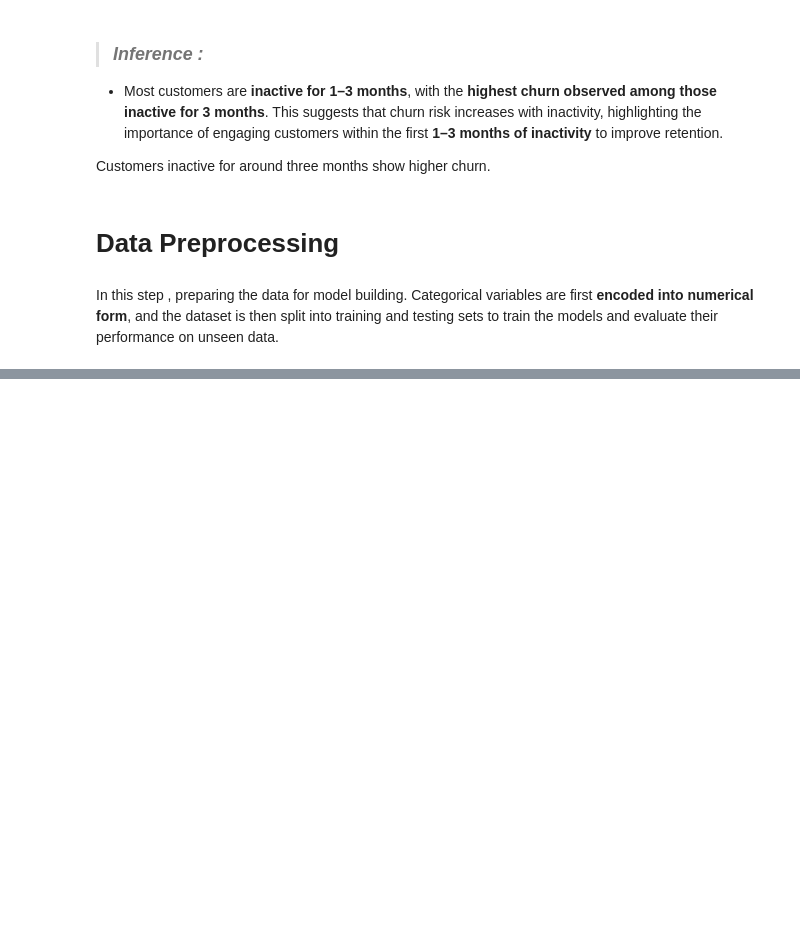
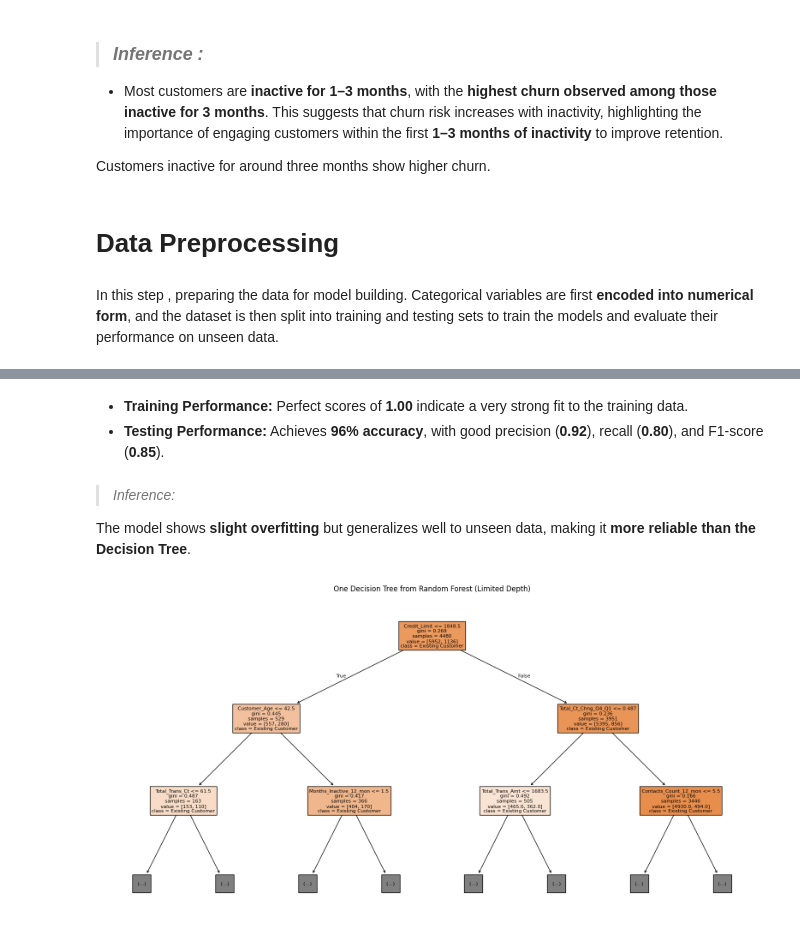
Before and after one commit to SRISWATHIKAS/Churn_Prediction_ML, a Jupyter notebook: ML_Churn_Prediction.ipynb, the cells around one changed output, grey strips where cells are left out. Drawn from its saved outputs; the diff is of its cells as text; code cells hidden in the pictures; blank space fills up the shorter version.

```diff
--- a/ML_Churn_Prediction.ipynb
+++ b/ML_Churn_Prediction.ipynb
@@ -448,0 +488,4 @@ In this step , preparing the data for model building. Categorical variables are
+# %%
+# Perform n-1 dummy encoding for 'Marital_Status' and 'Card_Category'
+data = pd.get_dummies(data, columns=['Marital_Status', 'Card_Category'],
+                            drop_first=True, dtype=int)
@@ -448,0 +618,32 @@ In this step , preparing the data for model building. Categorical variables are
+# %%
+# Initialize Random Forest Classifier
+rf_model = RandomForestClassifier(random_state=42)
+
+# Train the model
+rf_model.fit(X_train, y_train)
+
+# Make predictions on testing data
+y_test_pred_rf = rf_model.predict(X_test)
+
+# Make predictions on training data
+y_train_pred_rf = rf_model.predict(X_train)
+
+# Evaluate the model on training data
+train_accuracy_rf = accuracy_score(y_train, y_train_pred_rf)
+train_precision_rf = precision_score(y_train, y_train_pred_rf)
+train_recall_rf = recall_score(y_train, y_train_pred_rf)
+train_f1_rf = f1_score(y_train, y_train_pred_rf)
+
+# Evaluate the model on testing data
+test_accuracy_rf = accuracy_score(y_test, y_test_pred_rf)
+test_precision_rf = precision_score(y_test, y_test_pred_rf)
+test_recall_rf = recall_score(y_test, y_test_pred_rf)
+test_f1_rf = f1_score(y_test, y_test_pred_rf)
+
+# Store the results in model_eval_results
+model_eval_results.loc[len(model_eval_results)] = ['Random Forest', train_accuracy_rf, train_precision_rf, train_recall_rf, train_f1_rf,
+                                                  test_accuracy_rf, test_precision_rf, test_recall_rf, test_f1_rf]
+
+# Show the model evaluation results dataframe
+print("\nModel Evaluation Results:")
+model_eval_results
@@ -448,0 +655,16 @@ In this step , preparing the data for model building. Categorical variables are
+# %% [markdown]
+* **Training Performance:** Perfect scores of **1.00** indicate a very strong fit to the training data.
+* **Testing Performance:** Achieves **96% accuracy**, with good precision (**0.92**), recall (**0.80**), and F1-score (**0.85**).
+# %% [markdown]
+> *Inference:*
+
+The model shows **slight overfitting** but generalizes well to unseen data, making it **more reliable than the Decision Tree**.
+# %%
+# to visualize one of the trees from the Random Forest
+plt.figure(figsize=(20,10))
+# Select the first tree from the forest
+plot_tree(rf_model.estimators_[0], filled=True, feature_names=X.columns, class_names=['Existing Customer', 'Attrited Customer'], max_depth=2)
+plt.title("One Decision Tree from Random Forest (Limited Depth)")
+plt.show()
+# %% [output]
+[figure, added]
```
Also changed, not shown: parts of 42 cells of this notebook.
